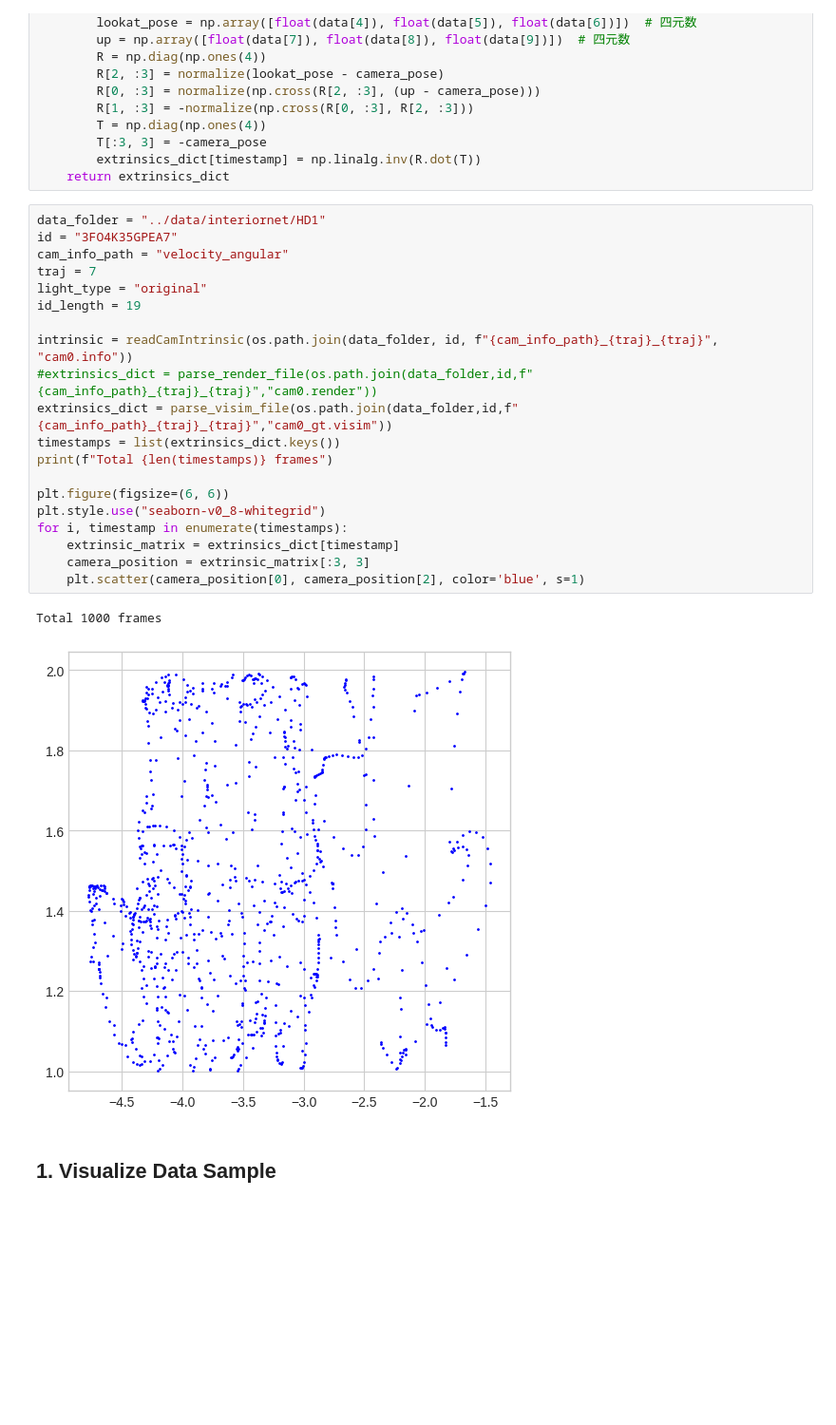
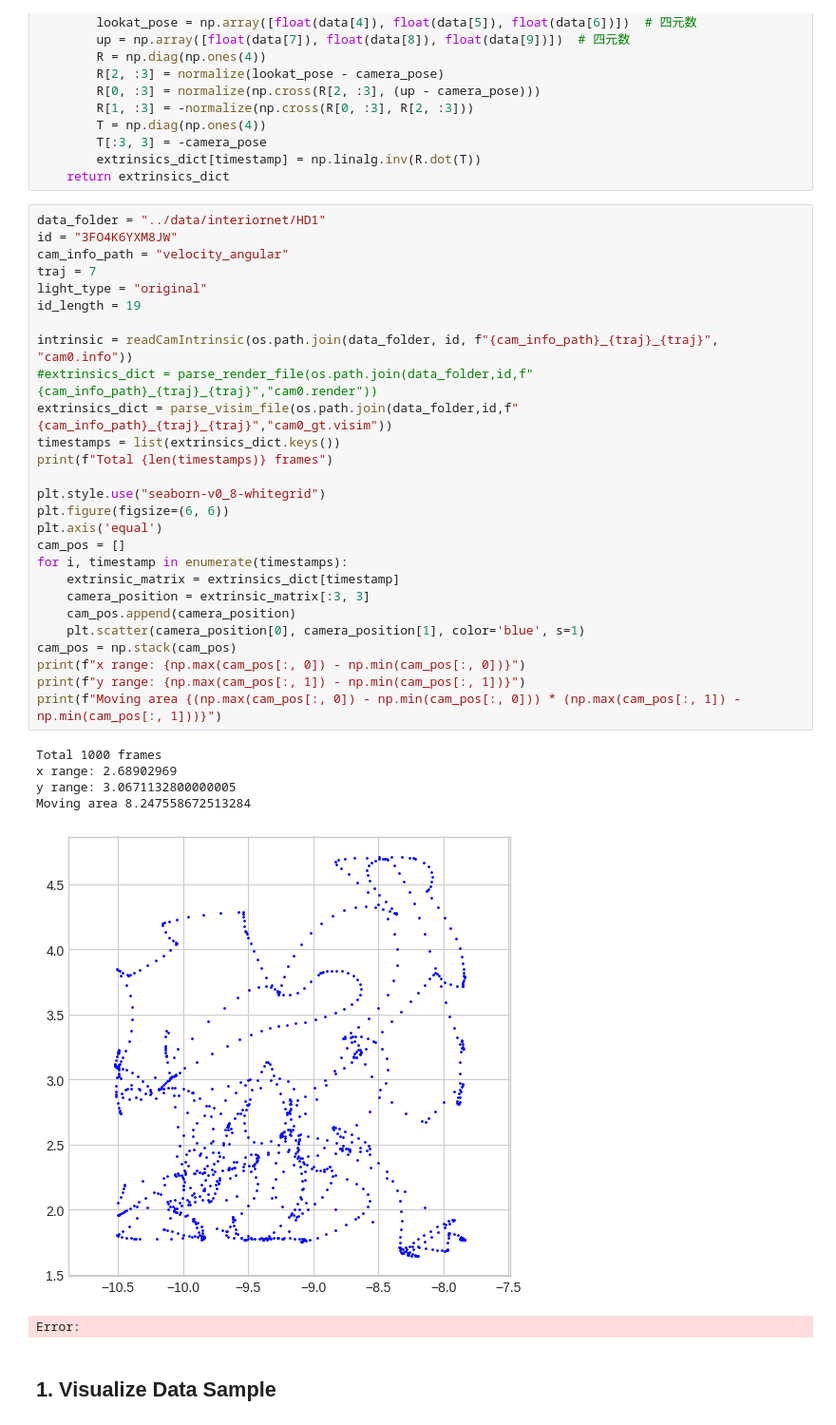
Before and after one commit to Linketic/TC-Light, a Jupyter notebook: notebooks/interiornet_analysis.ipynb, the cells around one changed output. Shown: that part at 95% size. Saved outputs shown, nothing was run; the diff lists cells and outputs as text; blank space fills up the shorter version.

```diff
--- a/notebooks/interiornet_analysis.ipynb
+++ b/notebooks/interiornet_analysis.ipynb
@@ -341,27 +341,38 @@ def parse_render_file(file_path):
     return extrinsics_dict
 # %%
 data_folder = "../data/interiornet/HD1"
-id = "3FO4K35GPEA7"
+id = "3FO4K6YXM8JW"
 cam_info_path = "velocity_angular"
 traj = 7
 light_type = "original"
 id_length = 19
 
 intrinsic = readCamIntrinsic(os.path.join(data_folder, id, f"{cam_info_path}_{traj}_{traj}", "cam0.info"))
 #extrinsics_dict = parse_render_file(os.path.join(data_folder,id,f"{cam_info_path}_{traj}_{traj}","cam0.render"))
 extrinsics_dict = parse_visim_file(os.path.join(data_folder,id,f"{cam_info_path}_{traj}_{traj}","cam0_gt.visim"))
 timestamps = list(extrinsics_dict.keys())
 print(f"Total {len(timestamps)} frames")
 
+plt.style.use("seaborn-v0_8-whitegrid")
 plt.figure(figsize=(6, 6))
-plt.style.use("seaborn-v0_8-whitegrid")
+plt.axis('equal')
+cam_pos = []
 for i, timestamp in enumerate(timestamps):
     extrinsic_matrix = extrinsics_dict[timestamp]
     camera_position = extrinsic_matrix[:3, 3]
-    plt.scatter(camera_position[0], camera_position[2], color='blue', s=1)
+    cam_pos.append(camera_position)
+    plt.scatter(camera_position[0], camera_position[1], color='blue', s=1)
+cam_pos = np.stack(cam_pos)
+print(f"x range: {np.max(cam_pos[:, 0]) - np.min(cam_pos[:, 0])}")
+print(f"y range: {np.max(cam_pos[:, 1]) - np.min(cam_pos[:, 1])}")
+print(f"Moving area {(np.max(cam_pos[:, 0]) - np.min(cam_pos[:, 0])) * (np.max(cam_pos[:, 1]) - np.min(cam_pos[:, 1]))}")
 # %% [output]
 Total 1000 frames
+x range: 2.68902969
+y range: 3.0671132800000005
+Moving area 8.247558672513284
-[figure, old version]
+[figure, new version]
+Error:
 # %% [markdown]
 ## 1. Visualize Data Sample
 # %%
```
Also changed, not shown: parts of 3 cells of this notebook, 2 other files.
